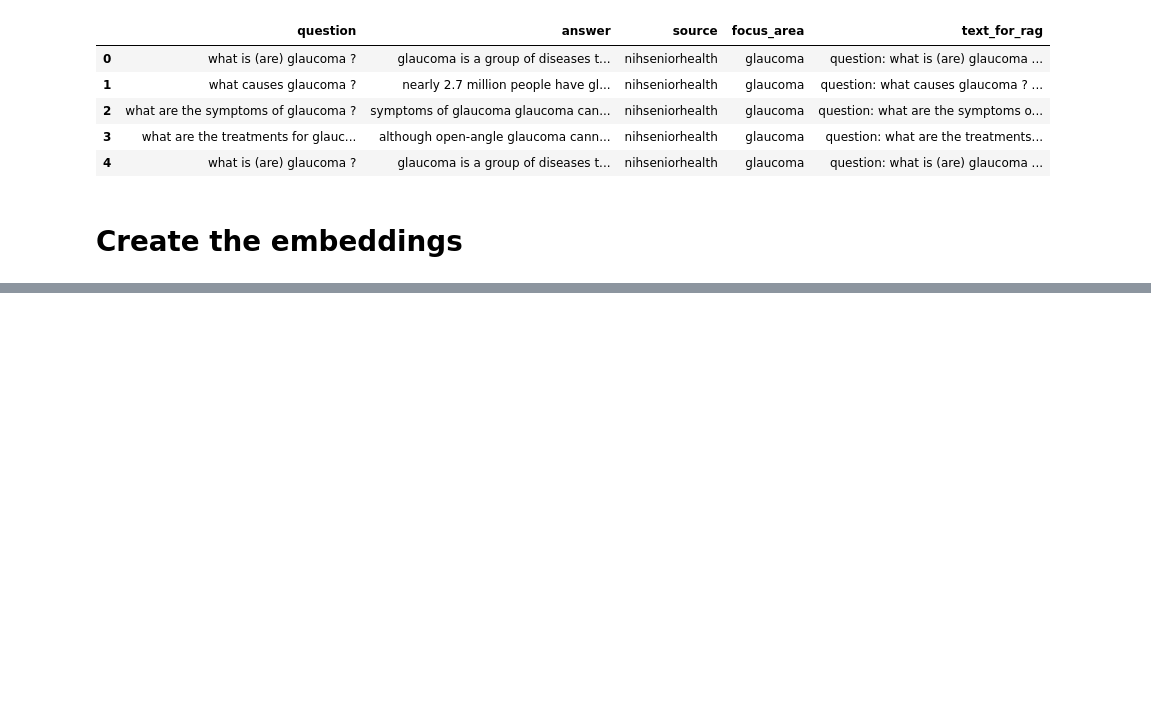
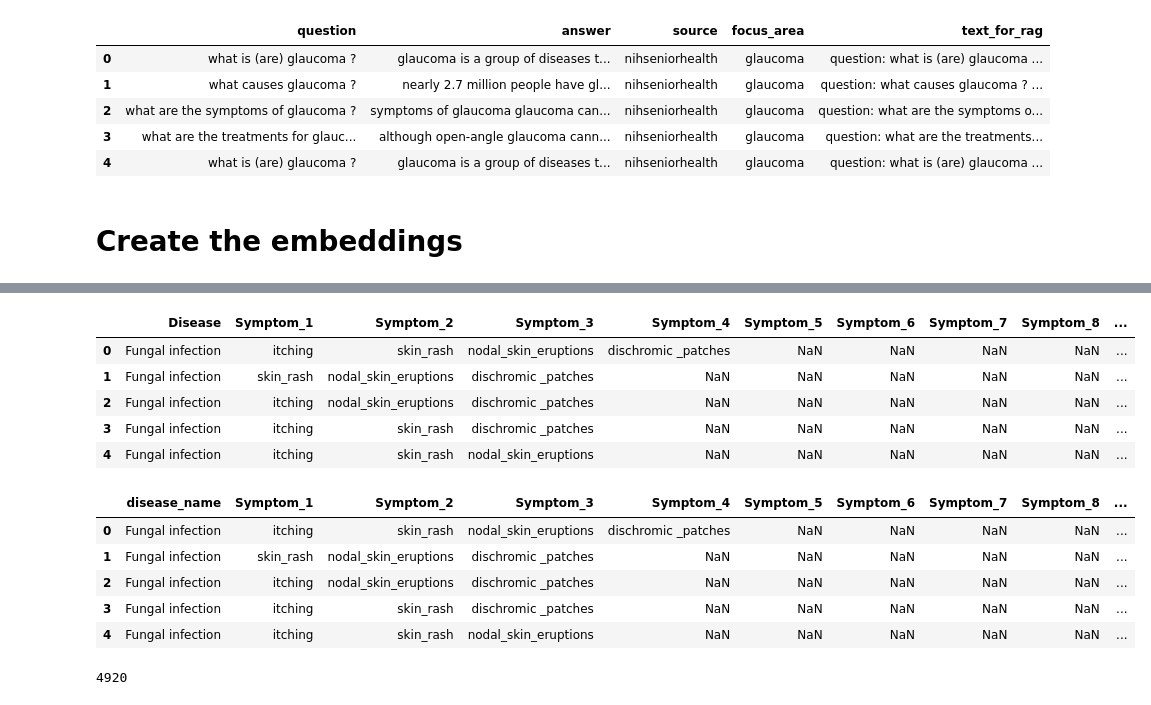
Before and after one commit to Ondralol/local-medical-triage-assistant, a Jupyter notebook: notebooks/data_processing.ipynb, the cells around one changed output, grey strips where cells are left out. Cells and saved outputs as stored; diff of their text form; code cells hidden in the pictures; blank space fills up the shorter version.

```diff
--- a/notebooks/data_processing.ipynb
+++ b/notebooks/data_processing.ipynb
@@ -322,0 +393,27 @@ combined_query("Headache, feeling weak, sore throat, cough, really tired, runny
+# %%
+# Dataset two processing
+dataset_two = pd.read_csv(ROOT + "dataset/DiseaseAndSymptoms.csv")
+display(dataset_two.head())
+# It contains columns with symptoms, we need to create one column that contains all symptoms concatenated
+# Combine all the symptoms that are not empty
+dataset_two["symptoms"] = dataset_two.iloc[:, 1:].apply(
+    lambda row: ",".join(row.dropna().astype(str).str.replace("_", " ")),
+    axis=1
+)
+dataset_two.rename(columns={"Disease": "disease_name"}, inplace=True)
+display(dataset_two.head())
+print(dataset_two.shape[0])
+# %% [output]
+|  | Disease | Symptom_1 | Symptom_2 | Symptom_3 | Symptom_4 | Symptom_5 | Symptom_6 | Symptom_7 | Symptom_8 | ... |
+| 0 | Fungal infection | itching | skin_rash | nodal_skin_eruptions | dischromic _patches | NaN | NaN | NaN | NaN | ... |
+| 1 | Fungal infection | skin_rash | nodal_skin_eruptions | dischromic _patches | NaN | NaN | NaN | NaN | NaN | ... |
+| 2 | Fungal infection | itching | nodal_skin_eruptions | dischromic _patches | NaN | NaN | NaN | NaN | NaN | ... |
+| 3 | Fungal infection | itching | skin_rash | dischromic _patches | NaN | NaN | NaN | NaN | NaN | ... |
+| 4 | Fungal infection | itching | skin_rash | nodal_skin_eruptions | NaN | NaN | NaN | NaN | NaN | ... |
+|  | disease_name | Symptom_1 | Symptom_2 | Symptom_3 | Symptom_4 | Symptom_5 | Symptom_6 | Symptom_7 | Symptom_8 | ... |
+| 0 | Fungal infection | itching | skin_rash | nodal_skin_eruptions | dischromic _patches | NaN | NaN | NaN | NaN | ... |
+| 1 | Fungal infection | skin_rash | nodal_skin_eruptions | dischromic _patches | NaN | NaN | NaN | NaN | NaN | ... |
+| 2 | Fungal infection | itching | nodal_skin_eruptions | dischromic _patches | NaN | NaN | NaN | NaN | NaN | ... |
+| 3 | Fungal infection | itching | skin_rash | dischromic _patches | NaN | NaN | NaN | NaN | NaN | ... |
+| 4 | Fungal infection | itching | skin_rash | nodal_skin_eruptions | NaN | NaN | NaN | NaN | NaN | ... |
+4920
```
Also changed, not shown: parts of 32 cells of this notebook, 1 other file.
